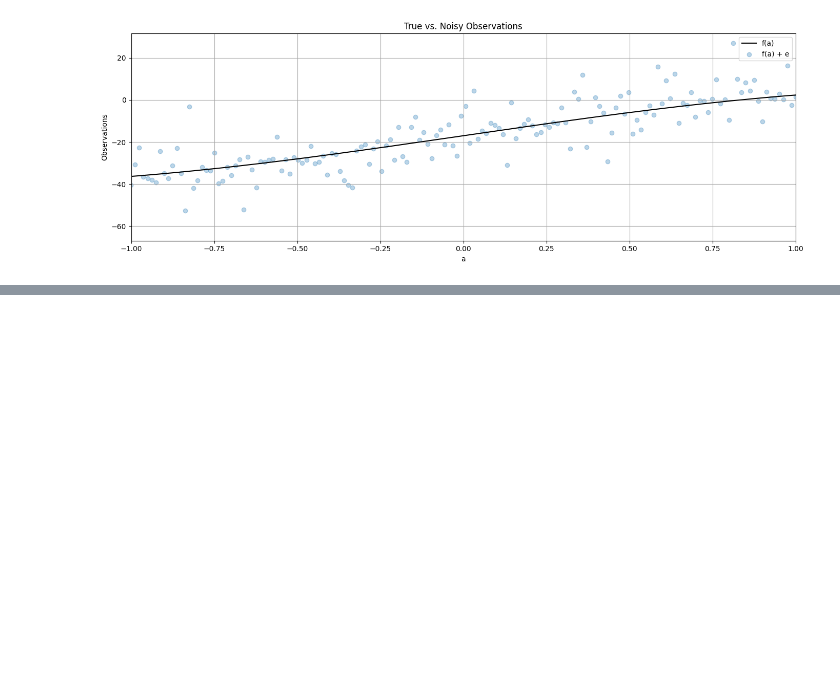
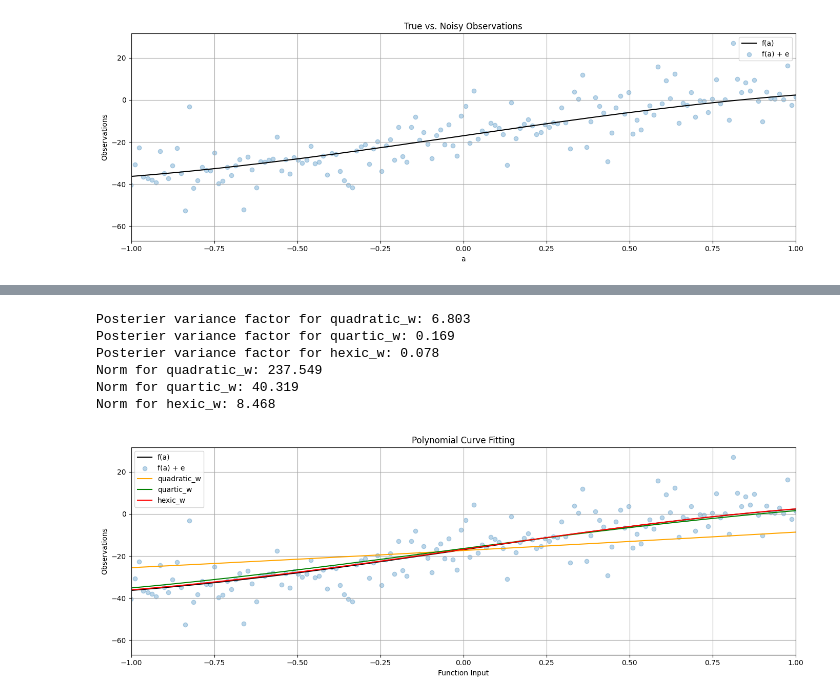
Before and after one commit to andrew-thai08/ENGG680_2025_Fall, a Jupyter notebook: Lab_Assignment1/Assignment1.ipynb, the cells around one changed output, grey strips where cells are left out. Cells and saved outputs as stored; diff of their text form; code cells hidden in the pictures; blank space fills up the shorter version.

```diff
--- a/Lab_Assignment1/Assignment1.ipynb
+++ b/Lab_Assignment1/Assignment1.ipynb
@@ -846,14 +860,60 @@ for our data. The values are much greater than 1, and because we did not add wei
 # now, let's define the P matrix with the proper weights of observation
 # use the variance of observation l_var, define P matrix
 # (1 mark)
-P = np.diag(l_var)
-
-print(P)
+weights = 1 / (l_var**2)
+P_w = np.diag(weights)
 # %%
 # step 13
 # repeat the steps 6-10, using the proper P matrix
 # (7 marks)
-# ...
+
+x_2w, cov_x_2w, apv_2w, v_2w = fit_polynomial_curve(a, l, P_w, 2)
+x_4w, cov_x_4w, apv_4w, v_4w = fit_polynomial_curve(a, l, P_w, 4)
+x_6w, cov_x_6w, apv_6w, v_6w = fit_polynomial_curve(a, l, P_w, 6)
+
+quadratic_w = np.polyval(x_2w, a)
+quartic_w = np.polyval(x_4w, a)
+hexic_w = np.polyval(x_6w, a)
+
+fig, ax = plt.subplots(nrows=1, ncols=1, figsize=(14, 5))
+
+ax.plot(a,l_true, label="f(a)", color='k')
+ax.scatter(a, l, label="f(a) + e", color='tab:blue', marker='o', alpha=0.3)
+
+ax.plot(a, quadratic_w, label='quadratic_w', color='orange')
+ax.plot(a, quartic_w, label='quartic_w', color='green')
+ax.plot(a, hexic_w, label='hexic_w', color='red')
+
+ax.legend()
+ax.set_xlabel('Function Input')
+ax.set_ylabel('Observations')
+ax.set_title('Polynomial Curve Fitting')
+
+ax.set_xlim(-1, 1)
+
+ax.grid(True, which='both',ls='-',color='0.65')
+
+fig.tight_layout()
+
+print(f"Posterier variance factor for quadratic_w: {apv_2w:.3f}")
+print(f"Posterier variance factor for quartic_w: {apv_4w:.3f}")
+print(f"Posterier variance factor for hexic_w: {apv_6w:.3f}")
+
+norm_2w = np.linalg.norm(l_true - quadratic_w)
+norm_4w = np.linalg.norm(l_true - quartic_w)
+norm_6w = np.linalg.norm(l_true - hexic_w)
+
+print(f"Norm for quadratic_w: {norm_2w:.3f}")
+print(f"Norm for quartic_w: {norm_4w:.3f}")
+print(f"Norm for hexic_w: {norm_6w:.3f}")
+# %% [output]
+Posterier variance factor for quadratic_w: 6.803
+Posterier variance factor for quartic_w: 0.169
+Posterier variance factor for hexic_w: 0.078
+Norm for quadratic_w: 237.549
+Norm for quartic_w: 40.319
+Norm for hexic_w: 8.468
+[figure, added]
 # %%
 # step 14
 # Compare the results of a posterier variance factor and norm from unweighted LSE and weighted LSE, what phenomena do you observe? Explain this phenomena.
```
Also changed, not shown: parts of 7 cells of this notebook.
